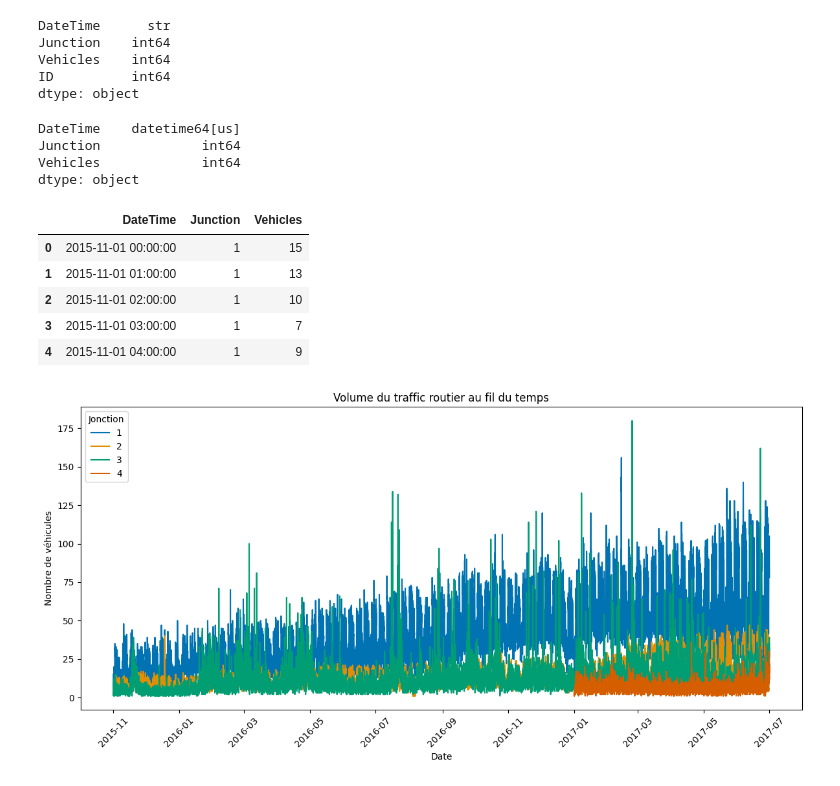
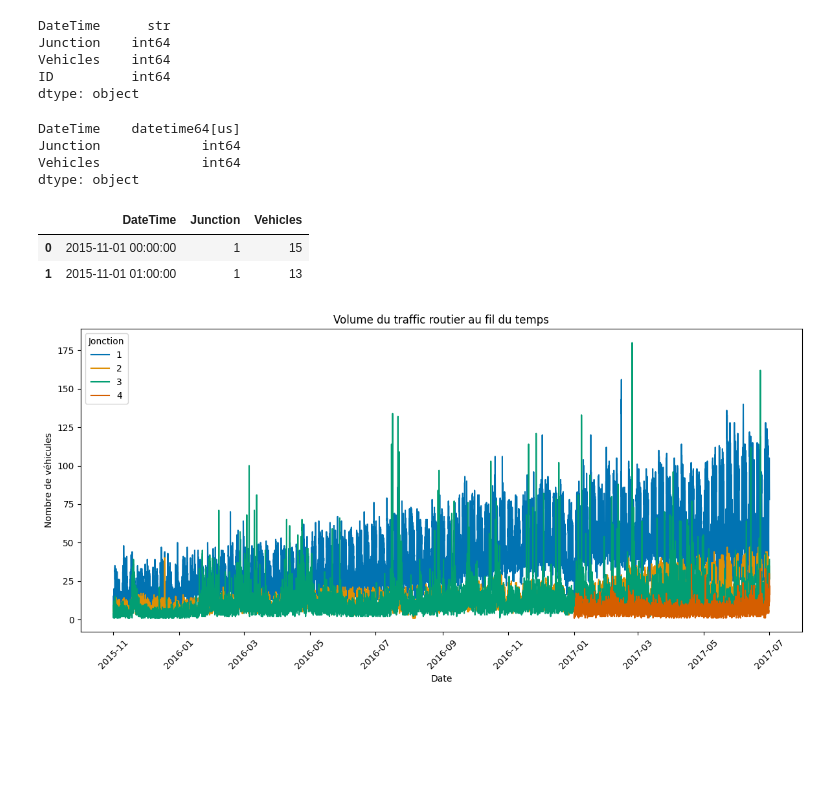
Before and after one commit to Katchoou/Estimation-du-traffic-routier---ATUT2025, a Jupyter notebook: notebook.ipynb, the cells around one changed output. Drawn from its saved outputs; the diff is of its cells as text; code cells hidden in the pictures; blank space fills up the shorter version.

```diff
--- a/notebook.ipynb
+++ b/notebook.ipynb
@@ -13,7 +13,7 @@ from statsmodels.graphics.tsaplots import plot_acf, plot_pacf
 # %%
 # Impotration des données
 # %%
-data = pd.read_csv('D:\\DOCUMENTS\\PROJETS\\data\\traffic.csv')
+data = pd.read_csv('D:\\DOCUMENTS\\PROJETS\\Estimation-du-traffic-routier---ATUT2025\\data\\traffic.csv')
 # %% [markdown]
 # Exploration des données: La base contient le nombre de vehicule à 4 carreours toutes les heures
 Notre dataset contient les variables suivantes:
@@ -42,21 +39,18 @@ dtype: object
 # %%
 data["DateTime"] = pd.to_datetime(data["DateTime"])
 data.drop("ID", axis=1, inplace=True)
+
+data.dtypes
+# %% [output]
+DateTime    datetime64[us]
+Junction             int64
+Vehicles             int64
+dtype: object
-# %%
-data.dtypes
-# %% [output]
-DateTime    datetime64[us]
-Junction             int64
-Vehicles             int64
-dtype: object
 # %%
-data.head()
+data.head(2)
 # %% [output]
 |  | DateTime | Junction | Vehicles |
 | 0 | 2015-11-01 00:00:00 | 1 | 15 |
 | 1 | 2015-11-01 01:00:00 | 1 | 13 |
-| 2 | 2015-11-01 02:00:00 | 1 | 10 |
-| 3 | 2015-11-01 03:00:00 | 1 | 7 |
-| 4 | 2015-11-01 04:00:00 | 1 | 9 |
 # %%
 data = data.rename(columns={'Junction': 'Jonction', 'Vehicles':'Vehicules', 'DateTime':'DateHeure'})
```
Also changed, not shown: parts of 27 cells of this notebook.
